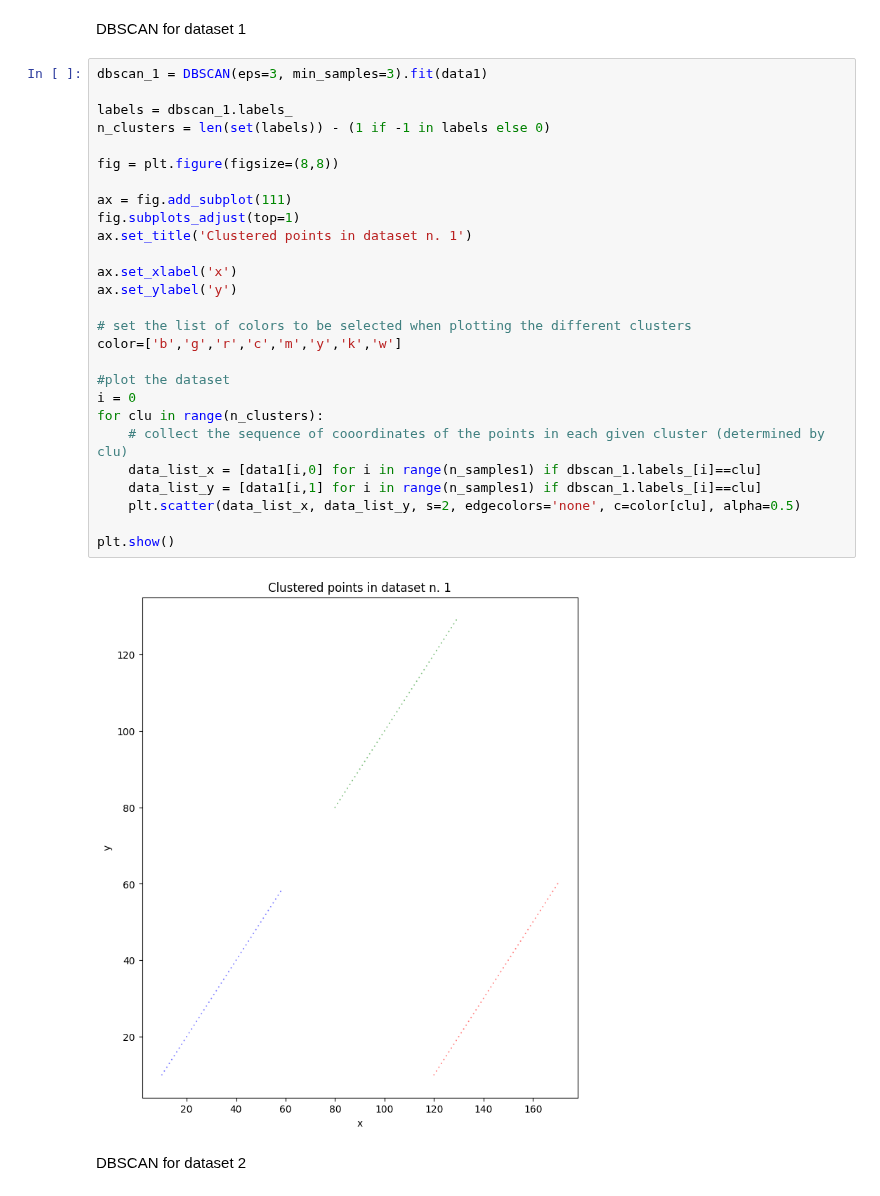
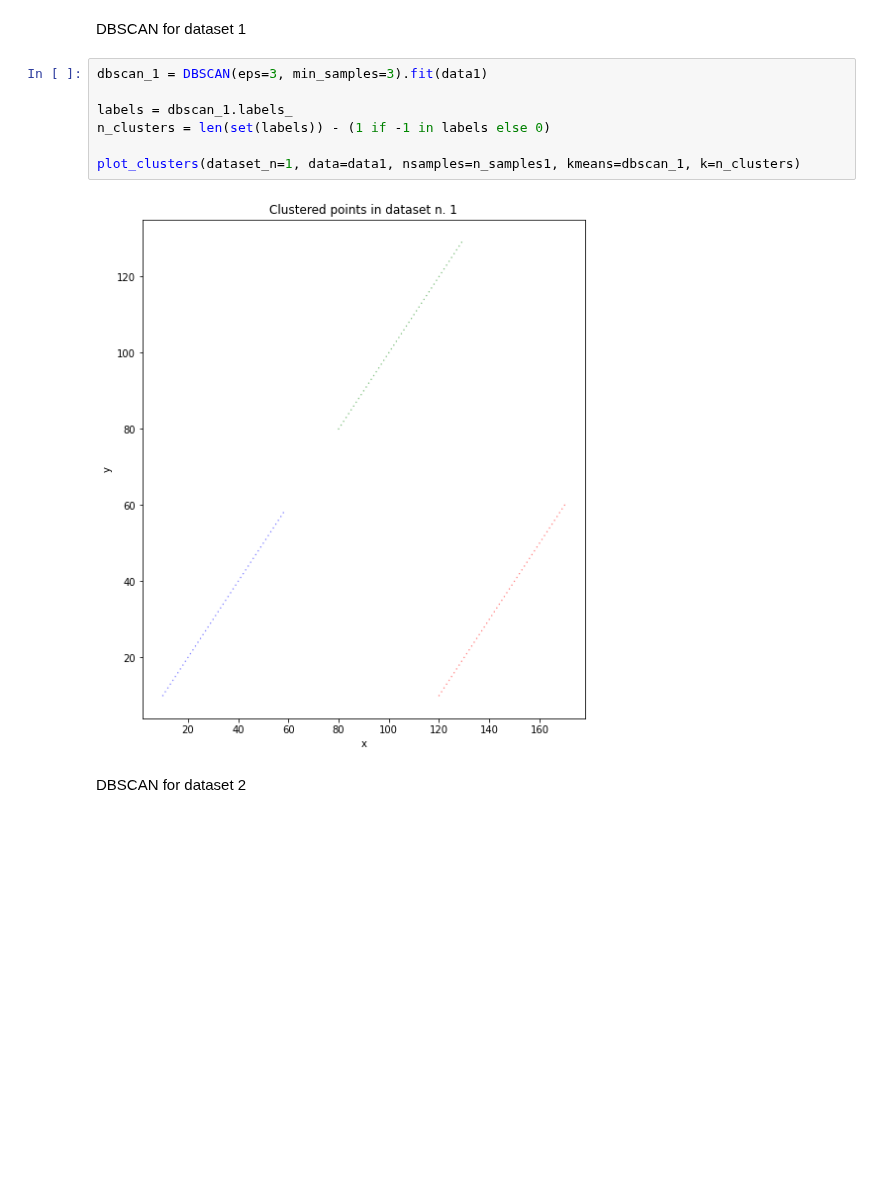
Before and after one commit to Fazzaa/ml_lab, a Jupyter notebook: clustering/clustering_copy_for_students_aa_21_22.ipynb, the cells around one changed output. Saved outputs shown, nothing was run; the diff lists cells and outputs as text; blank space fills up the shorter version.

Commit message:
optimized plotting dbscan results

```diff
--- a/clustering/clustering_copy_for_students_aa_21_22.ipynb
+++ b/clustering/clustering_copy_for_students_aa_21_22.ipynb
@@ -333,34 +333,14 @@ plot_clusters(dataset_n=3, data=data3, nsamples=n_samples3, kmeans=kmeans3, k=be
 - Misura di valutazione del cluster?
 # %% [markdown]
 DBSCAN for dataset 1
-# %%
-dbscan_1 = DBSCAN(eps=3, min_samples=3).fit(data1)
-
-labels = dbscan_1.labels_
-n_clusters = len(set(labels)) - (1 if -1 in labels else 0)
-
-fig = plt.figure(figsize=(8,8))
-
-ax = fig.add_subplot(111)
-fig.subplots_adjust(top=1)
-ax.set_title('Clustered points in dataset n. 1')
-
-ax.set_xlabel('x')
-ax.set_ylabel('y')
-
-# set the list of colors to be selected when plotting the different clusters
-color=['b','g','r','c','m','y','k','w']
-
-#plot the dataset
-i = 0
-for clu in range(n_clusters):
-    # collect the sequence of cooordinates of the points in each given cluster (determined by clu)
-    data_list_x = [data1[i,0] for i in range(n_samples1) if dbscan_1.labels_[i]==clu]
-    data_list_y = [data1[i,1] for i in range(n_samples1) if dbscan_1.labels_[i]==clu]
-    plt.scatter(data_list_x, data_list_y, s=2, edgecolors='none', c=color[clu], alpha=0.5)
-
-plt.show()
-# %% [output]
-[figure, removed]
+# %%
+dbscan_1 = DBSCAN(eps=3, min_samples=3).fit(data1)
+
+labels = dbscan_1.labels_
+n_clusters = len(set(labels)) - (1 if -1 in labels else 0)
+
+plot_clusters(dataset_n=1, data=data1, nsamples=n_samples1, kmeans=dbscan_1, k=n_clusters)
+# %% [output]
+[figure, added]
 # %% [markdown]
 DBSCAN for dataset 2
```
Also changed, not shown: parts of 4 cells of this notebook.
